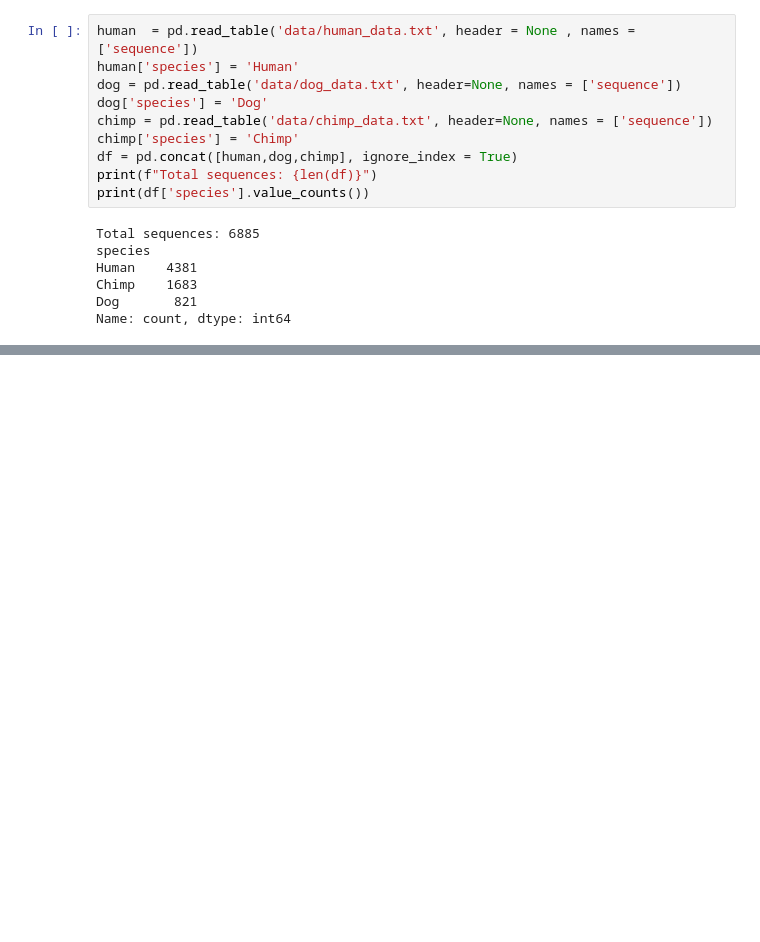
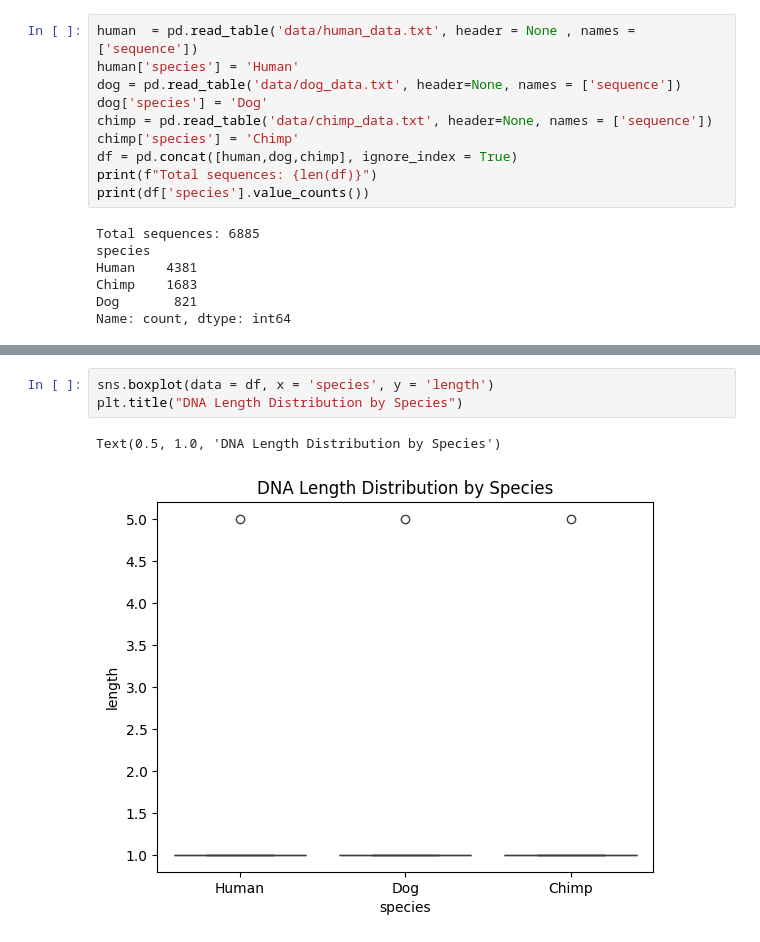
Before and after one commit to rogerwardrin/DNA-Sequence-Classifier, a Jupyter notebook: dna_classifier.ipynb, the cells around one changed output, grey strips where cells are left out. Drawn from its saved outputs; the diff is of its cells as text; blank space fills up the shorter version.

```diff
--- a/dna_classifier.ipynb
+++ b/dna_classifier.ipynb
@@ -50,0 +98,6 @@ Name: count, dtype: int64
+# %%
+sns.boxplot(data = df, x = 'species', y = 'length')
+plt.title("DNA Length Distribution by Species")
+# %% [output]
+Text(0.5, 1.0, 'DNA Length Distribution by Species')
+[figure, added]
```
Also changed, not shown: parts of 15 cells of this notebook.
